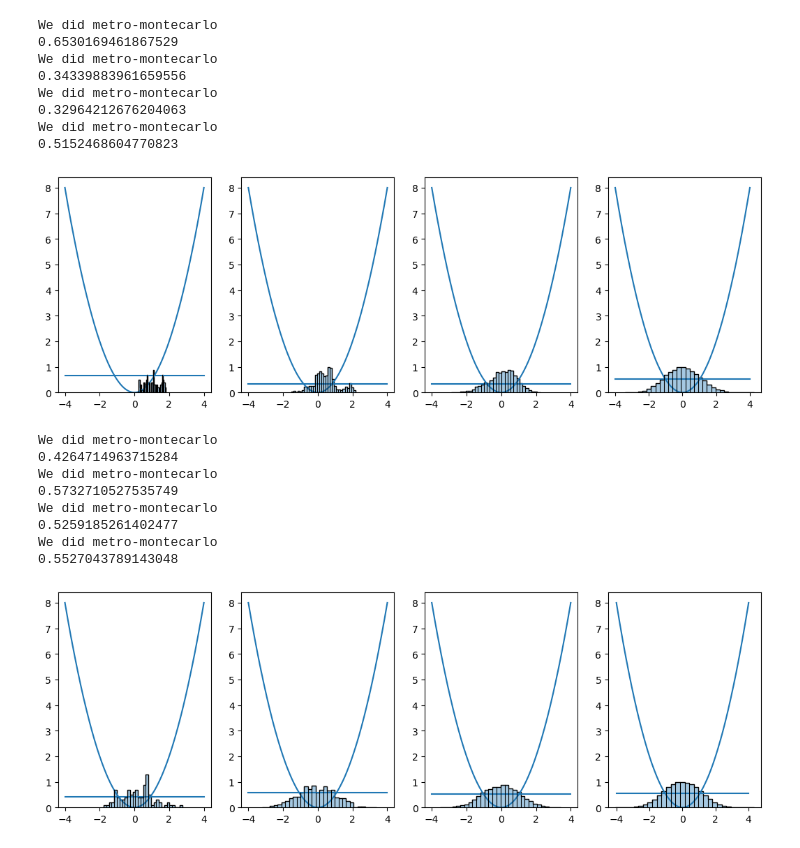
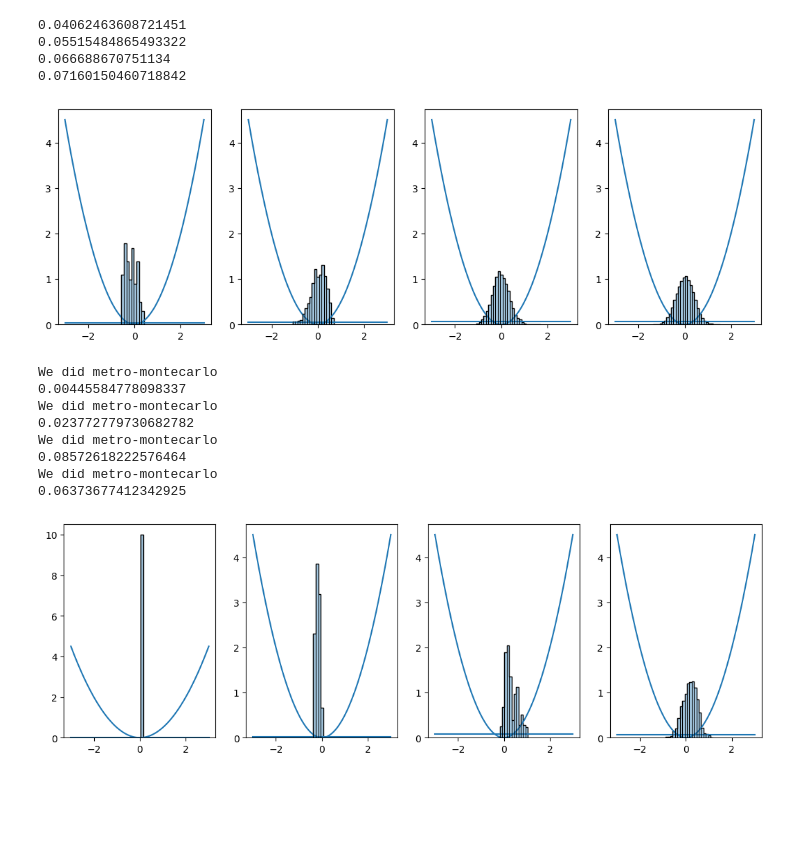
Before and after one commit to karsten3112/Computational-Physics, a Jupyter notebook: Week2/exercise8.ipynb, the cells around one changed output. Cells and saved outputs as stored; diff of their text form; code cells hidden in the pictures; blank space fills up the shorter version.

```diff
--- a/Week2/exercise8.ipynb
+++ b/Week2/exercise8.ipynb
@@ -17,26 +17,22 @@ p_handlers = []
 pot = H_pot(T=0.15, k=1.0,x_0=0.0)
 points = [100, 1000, 10000, 100000]
 for N in points:
-    p_handler = P_dist_handler(x_min=-1.0, x_max=1.0, N=N, proposal_func=proposal_func1)
+    p_handler = P_dist_handler(x_min=-2.0, x_max=2.0, N=N, proposal_func=proposal_func1)
     p_handlers.append(p_handler)
 # %%
 fig, axs= plt.subplots(1, 4, figsize=(13,4))
 for ax, p_handler in zip(axs, p_handlers):
     pot.clear_p_handler(new_p_handler=p_handler)
     print(pot.get_v_avg)
-    pot.plot(ax)
+    pot.plot(ax, plot_range=[-3.0, 3.0], bin_size=0.1)
 # %% [output]
-We did metro-montecarlo
-0.6530169461867529
-We did metro-montecarlo
-0.34339883961659556
-We did metro-montecarlo
-0.32964212676204063
-We did metro-montecarlo
-0.5152468604770823
+0.04062463608721451
+0.05515484865493322
+0.066688670751134
+0.07160150460718842
-[figure, old version]
+[figure, new version]
 # %%
-def proposal_func1(x, delta=2.0):
+def proposal_func1(x, delta=0.01):
     return x + delta*np.random.randn(1)
 
 p_handlers = []
@@ -44,22 +40,22 @@ p_handlers = []
 pot = H_pot(T=0.15, k=1.0,x_0=0.0)
 points = [100, 1000, 10000, 100000]
 for N in points:
-    p_handler = P_dist_handler(x_min=-1.0, x_max=1.0, N=N, proposal_func=proposal_func1)
+    p_handler = P_dist_handler(x_min=-2.0, x_max=2.0, N=N, proposal_func=proposal_func1)
     p_handlers.append(p_handler)
 # %%
 fig, axs= plt.subplots(1, 4, figsize=(13,4))
 for ax, p_handler in zip(axs, p_handlers):
     pot.clear_p_handler(new_p_handler=p_handler)
     print(pot.get_v_avg)
-    pot.plot(ax)
+    pot.plot(ax, plot_range=[-3.0,3.0], bin_size=0.1)
 # %% [output]
 We did metro-montecarlo
-0.4264714963715284
+0.00445584778098337
 We did metro-montecarlo
-0.5732710527535749
+0.023772779730682782
 We did metro-montecarlo
-0.5259185261402477
+0.08572618222576464
 We did metro-montecarlo
-0.5527043789143048
+0.06373677412342925
-[figure, old version]
+[figure, new version]
 # %%
```
Also changed, not shown: parts of 2 cells of this notebook, 16 other files.
